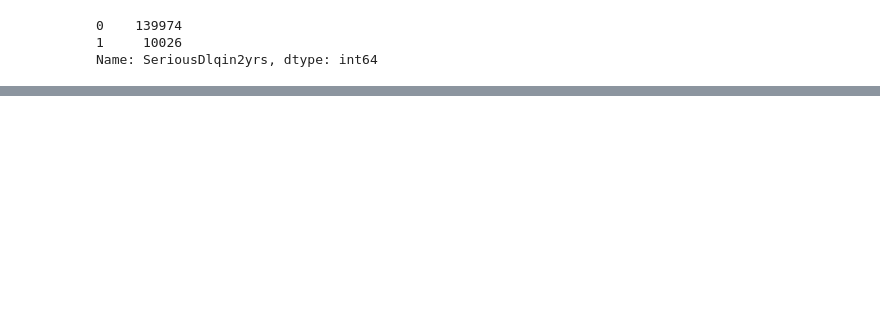
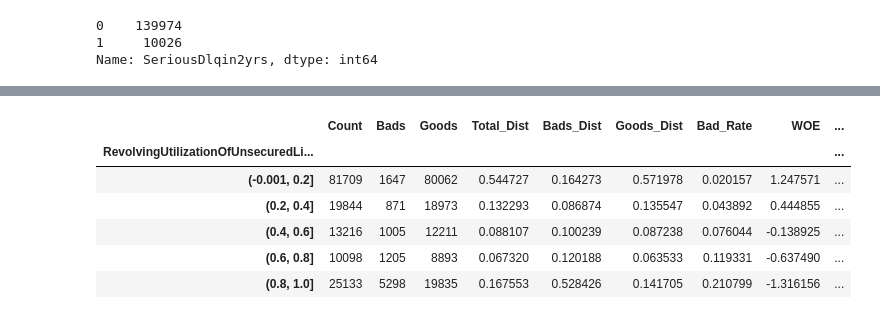
Before and after one commit to TarunMadan93/CreditScorecard, a Jupyter notebook: credit_scorecard_devlopment.ipynb, the cells around one changed output, grey strips where cells are left out. Cells and saved outputs as stored; diff of their text form; code cells hidden in the pictures; blank space fills up the shorter version.

```diff
--- a/credit_scorecard_devlopment.ipynb
+++ b/credit_scorecard_devlopment.ipynb
@@ -263,0 +333,10 @@ a.iv.sum()
+# %%
+b
+# %% [output]
+|  | Count | Bads | Goods | Total_Dist | Bads_Dist | Goods_Dist | Bad_Rate | WOE | ... |
+| RevolvingUtilizationOfUnsecuredLi... |  |  |  |  |  |  |  |  | ... |
+| (-0.001, 0.2] | 81709 | 1647 | 80062 | 0.544727 | 0.164273 | 0.571978 | 0.020157 | 1.247571 | ... |
+| (0.2, 0.4] | 19844 | 871 | 18973 | 0.132293 | 0.086874 | 0.135547 | 0.043892 | 0.444855 | ... |
+| (0.4, 0.6] | 13216 | 1005 | 12211 | 0.088107 | 0.100239 | 0.087238 | 0.076044 | -0.138925 | ... |
+| (0.6, 0.8] | 10098 | 1205 | 8893 | 0.067320 | 0.120188 | 0.063533 | 0.119331 | -0.637490 | ... |
+| (0.8, 1.0] | 25133 | 5298 | 19835 | 0.167553 | 0.528426 | 0.141705 | 0.210799 | -1.316156 | ... |
```
Also changed, not shown: parts of 24 cells of this notebook.
